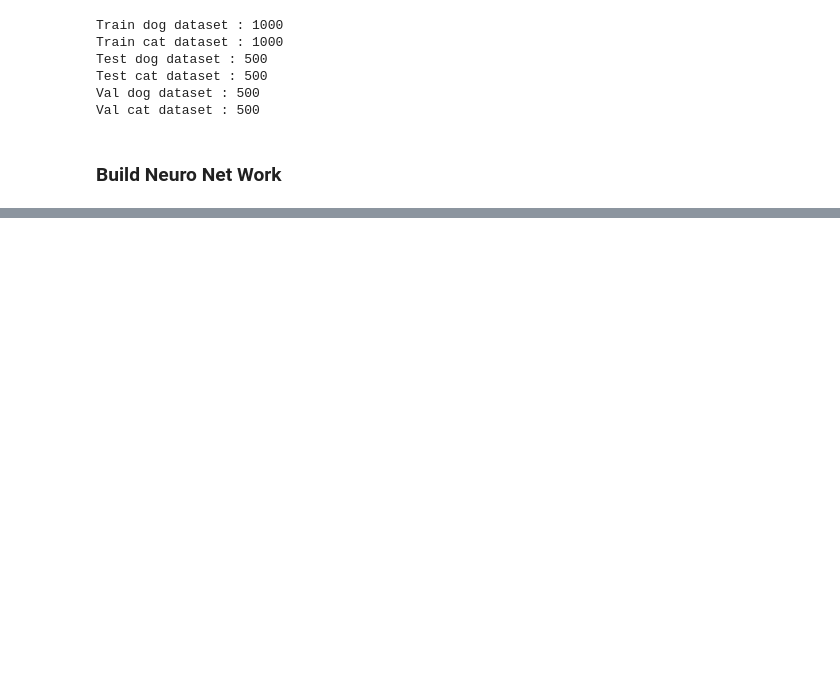
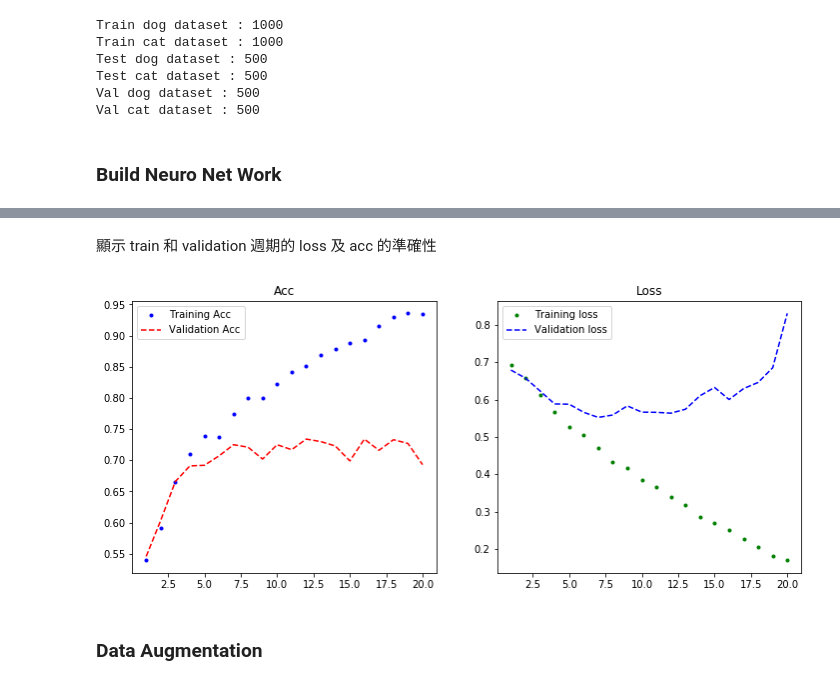
Before and after one commit to ChengYiLin/Deep_Learning_using_keras, a Jupyter notebook: 06_basic_computer_vision.ipynb, the cells around one changed output, grey strips where cells are left out. Cells and saved outputs as stored; diff of their text form; code cells hidden in the pictures; blank space fills up the shorter version.

Commit message:
To data augmentation

```diff
--- a/06_basic_computer_vision.ipynb
+++ b/06_basic_computer_vision.ipynb
@@ -115,8 +115,8 @@ test_acc
 # %%
 import os, shutil
 
-original_dataset_dir = 'C:\\Users\\azaz4\\Desktop\\data\\train' # 原本檔案的路徑
-base_dir = 'C:\\Users\\azaz4\\Desktop\\data\\small_dataset' # 想解壓縮檔案的路徑
+original_dataset_dir = 'C:\\Users\\azaz4\\Desktop\\PostgreSQL\\data\\train' # 原本檔案的路徑
+base_dir = 'C:\\Users\\azaz4\\Desktop\\PostgreSQL\\data\\small_dataset' # 想解壓縮檔案的路徑
 
 #----------------------------------------------------------------------------
 # 如果 base dir 不存在, 那麼建立資料夾
@@ -249,0 +293,10 @@ model.compile(loss='binary_crossentropy',
+# %%
+# Using Image generator to fit the model
+history = model.fit_generator(
+    train_generator,
+    steps_per_epoch=100,
+    epochs=20,
+    validation_data=validation_generator,
+    validation_steps=50)
+
+model.save('model/cats_dogs_classificator_small_data.h5')
@@ -249,0 +321,32 @@ model.compile(loss='binary_crossentropy',
+# %% [markdown]
+顯示 train 和 validation 週期的 loss 及 acc 的準確性
+# %%
+import matplotlib.pyplot as plt
+%matplotlib inline
+
+acc = history.history['acc']
+loss = history.history['loss']
+val_acc = history.history['val_acc']
+val_loss = history.history['val_loss']
+
+epochs = range(1, len(acc)+1)
+
+plt.figure(figsize=(12,5))
+
+plt.subplot(1,2,1)
+plt.title("Acc")
+plt.plot(epochs, acc, 'b.', label='Training Acc')
+plt.plot(epochs, val_acc, 'r--', label='Validation Acc')
+plt.legend()
+
+plt.subplot(1,2,2)
+plt.title("Loss")
+plt.plot(epochs, loss, 'g.', label='Training loss')
+plt.plot(epochs, val_loss, 'b--', label='Validation loss')
+plt.legend()
+
+plt.show()
+# %% [output]
+[figure, added]
+# %% [markdown]
+### Data Augmentation
```
Also changed, not shown: parts of 18 cells of this notebook, 3 other files.
